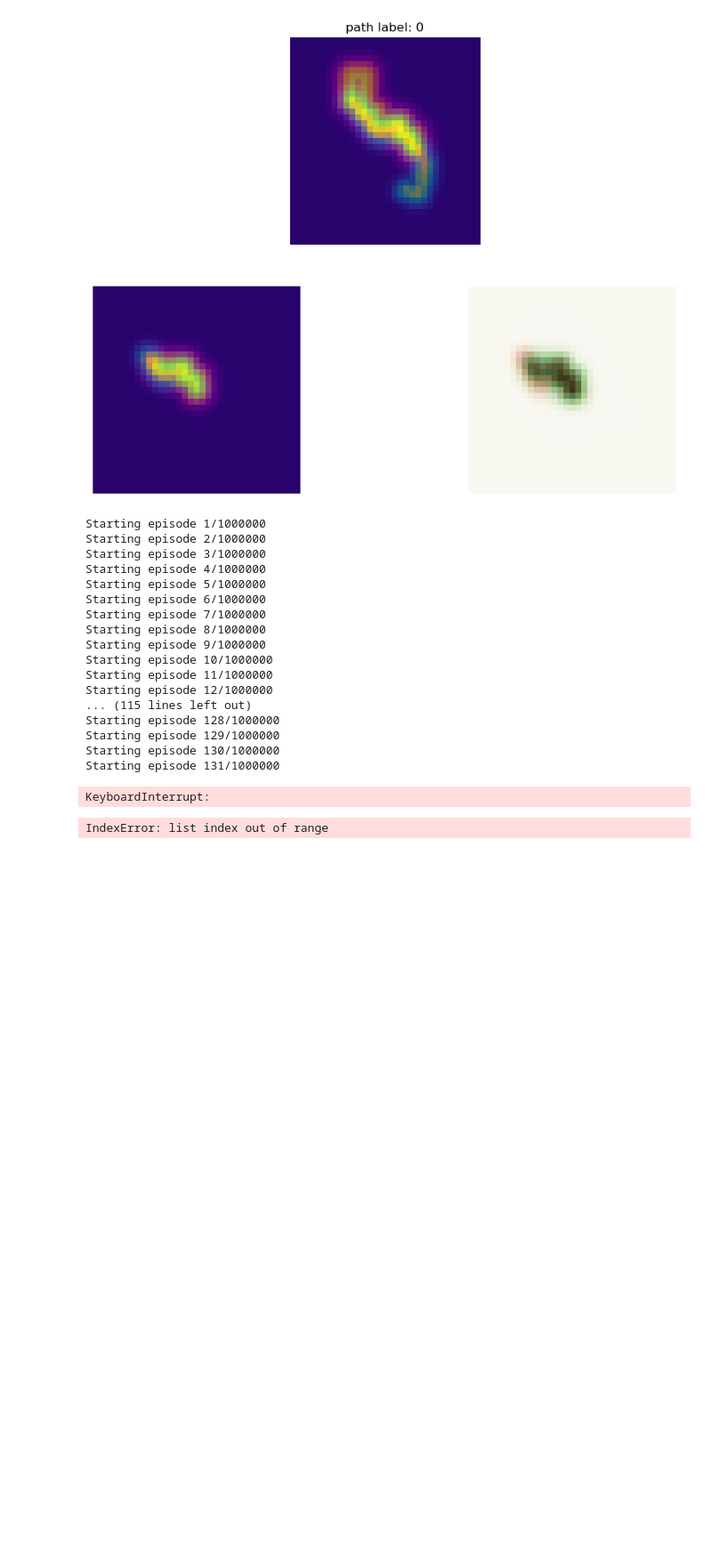
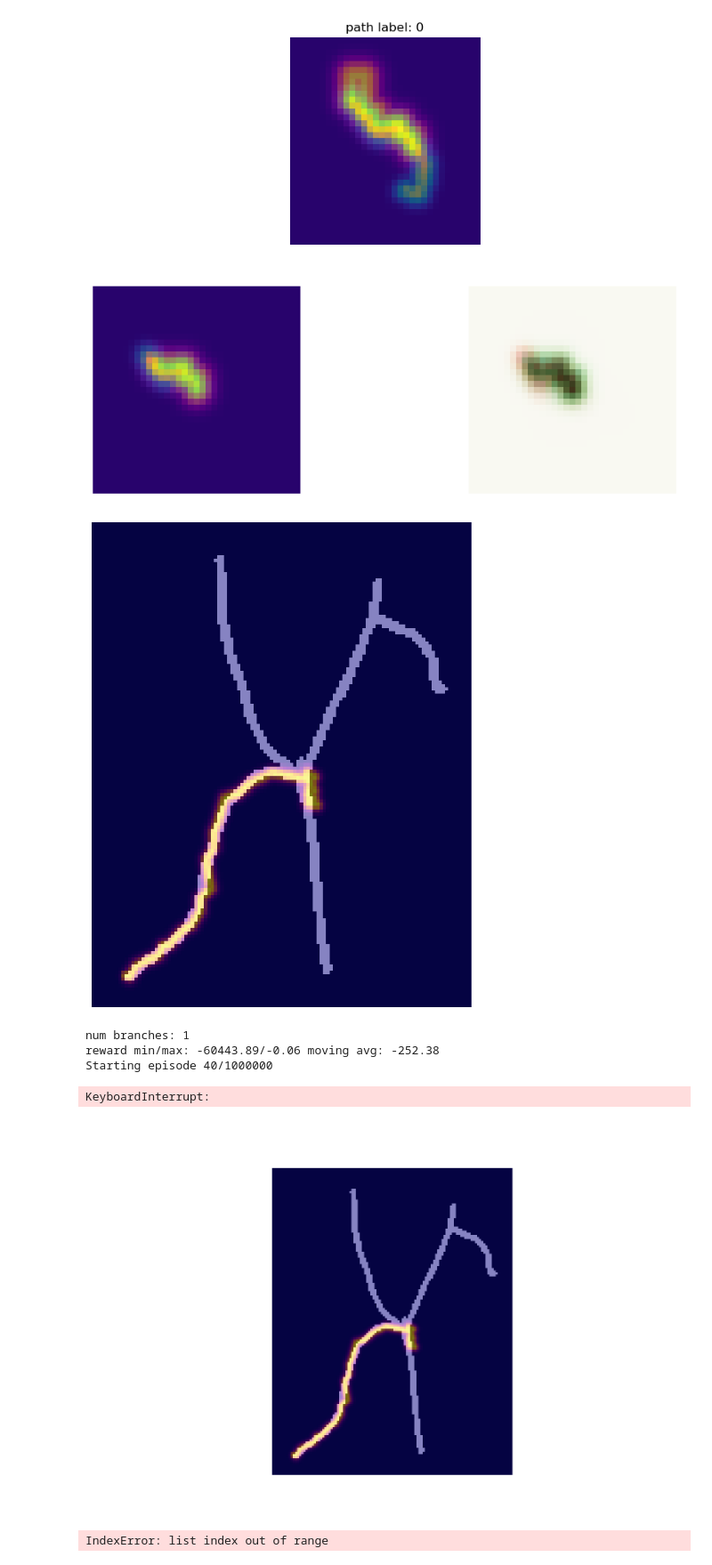
Before and after one commit to BrysonGray/neurotrack, a Jupyter notebook: notebooks/test_tracking.ipynb, the cells around one changed output. Shown at 89% size. Cells and saved outputs as stored; diff of their text form; code cells hidden in the pictures; blank space fills up the shorter version.

```diff
--- a/notebooks/test_tracking.ipynb
+++ b/notebooks/test_tracking.ipynb
@@ -186,30 +191,19 @@ memory = PrioritizedReplayBuffer(10000, obs_shape=(in_channels,input_size,input_
 # %%
 logdir = Path("/home/brysongray/neurotrack/logs") / name
 os.makedirs(logdir, exist_ok=True)
 sac.train(env, actor, Q1, Q2, Q1_target, Q2_target, log_alpha,
         actor_optimizer, Q1_optimizer, Q2_optimizer, log_alpha_optimizer,
-        memory, target_entropy, batch_size, gamma, tau, outdir, logdir,
+        memory, target_entropy, batch_size, gamma, outdir, logdir,
         name, update_after=256, updates_per_step=1, update_every=1, n_episodes=n_episodes,
-        show=False, pause_after_episode=False, show_live=False, pause_after_step=False)
+        update_alpha=update_alpha, dynamic_complexity=True, show=True, pause_after_episode=False,
+        show_live=False, pause_after_step=False)
 # %% [output]
+[figure, added]
-Starting episode 1/1000000
-Starting episode 2/1000000
-Starting episode 3/1000000
-Starting episode 4/1000000
-Starting episode 5/1000000
-Starting episode 6/1000000
-Starting episode 7/1000000
-Starting episode 8/1000000
-Starting episode 9/1000000
-Starting episode 10/1000000
-Starting episode 11/1000000
-Starting episode 12/1000000
-... (115 lines left out)
-Starting episode 128/1000000
-Starting episode 129/1000000
-Starting episode 130/1000000
-Starting episode 131/1000000
+num branches: 1
+reward min/max: -60443.89/-0.06 moving avg: -252.38
+Starting episode 40/1000000
 KeyboardInterrupt:
+[figure, added]
 # %%
 sac.train(env, actor, Q1, Q2, Q1_target, Q2_target, log_alpha,
         actor_optimizer, Q1_optimizer, Q2_optimizer, log_alpha_optimizer,
```
Also changed, not shown: parts of 2 cells of this notebook, 15 other files.
